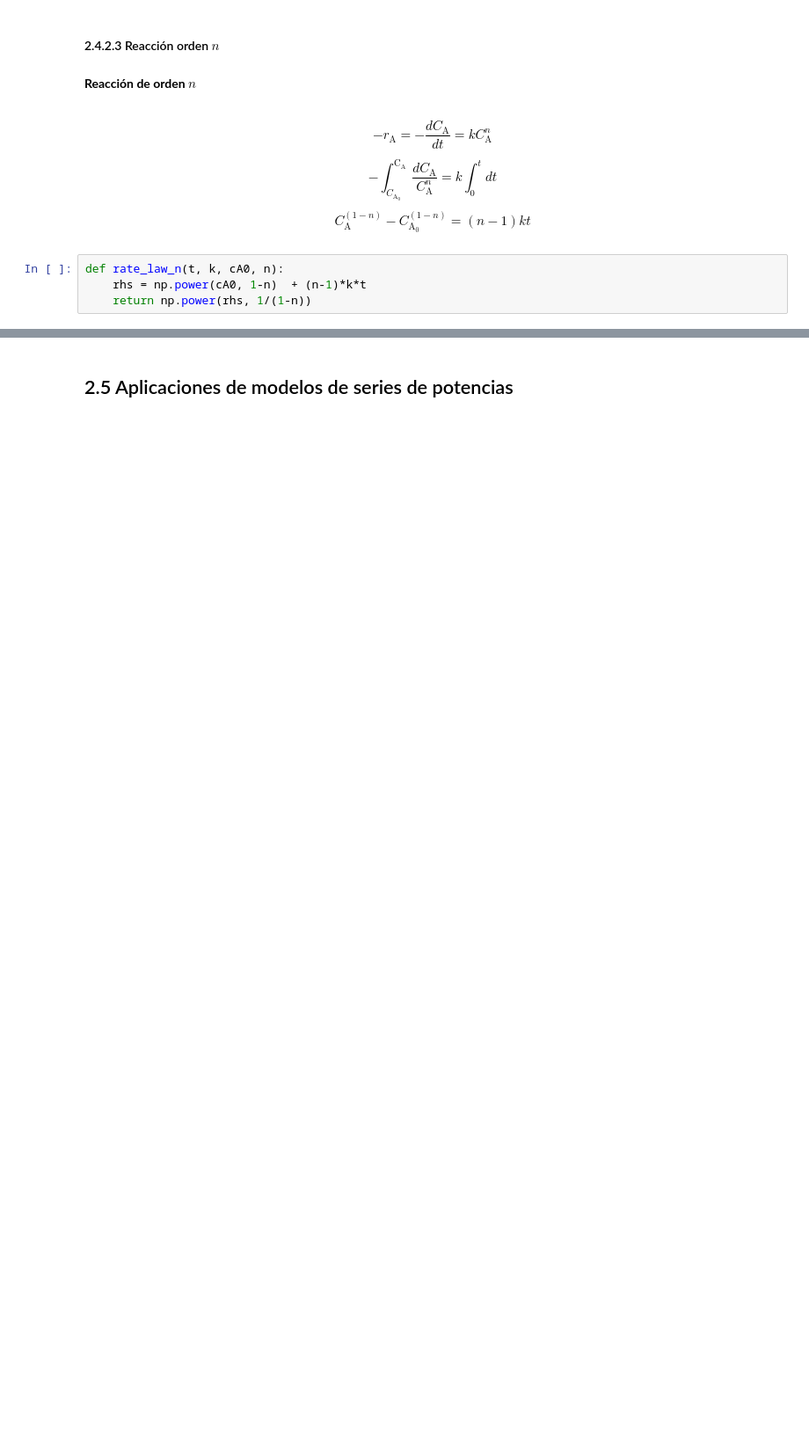
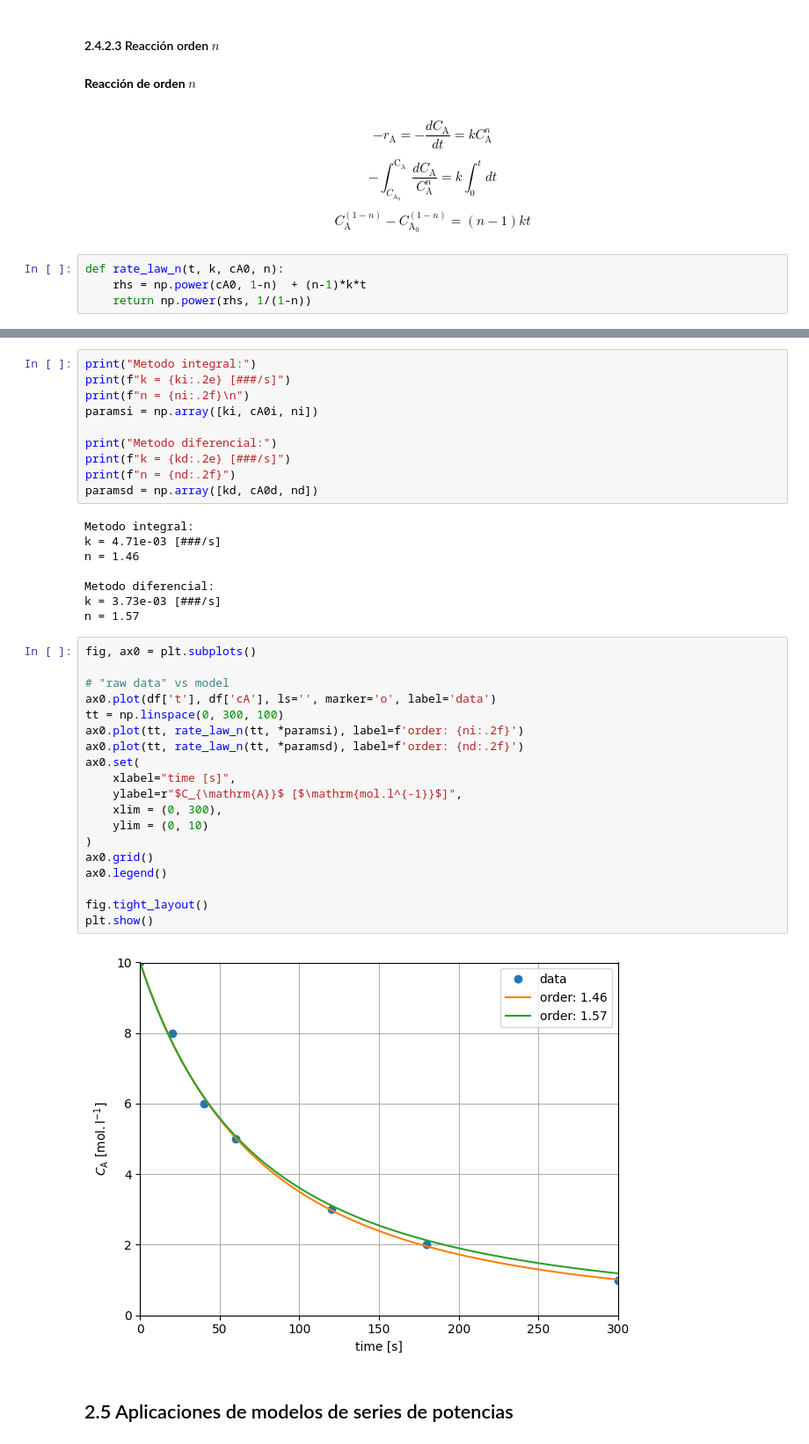
Before and after one commit to eicastroc/Kin_Cinvestav_IngMetalurgica, a Jupyter notebook: 02_Balances_VelocidadDeReaccion/02a_velocidadReaccion.ipynb, the cells around one changed output, grey strips where cells are left out. Shown at 88% size. Drawn from its saved outputs; the diff is of its cells as text; blank space fills up the shorter version.

```diff
--- a/02_Balances_VelocidadDeReaccion/02a_velocidadReaccion.ipynb
+++ b/02_Balances_VelocidadDeReaccion/02a_velocidadReaccion.ipynb
@@ -368,2 +450,41 @@ plt.show()
+# %%
+print("Metodo integral:")
+print(f"k = {ki:.2e} [###/s]")
+print(f"n = {ni:.2f}\n")
+paramsi = np.array([ki, cA0i, ni])
+
+print("Metodo diferencial:")
+print(f"k = {kd:.2e} [###/s]")
+print(f"n = {nd:.2f}")
+paramsd = np.array([kd, cA0d, nd])
+# %% [output]
+Metodo integral:
+k = 4.71e-03 [###/s]
+n = 1.46
+
+Metodo diferencial:
+k = 3.73e-03 [###/s]
+n = 1.57
+# %%
+fig, ax0 = plt.subplots()
+
+# "raw data" vs model
+ax0.plot(df['t'], df['cA'], ls='', marker='o', label='data')
+tt = np.linspace(0, 300, 100)
+ax0.plot(tt, rate_law_n(tt, *paramsi), label=f'order: {ni:.2f}')
+ax0.plot(tt, rate_law_n(tt, *paramsd), label=f'order: {nd:.2f}')
+ax0.set(
+    xlabel="time [s]",
+    ylabel=r"$C_{\mathrm{A}}$ [$\mathrm{mol.l^{-1}}$]",
+    xlim = (0, 300),
+    ylim = (0, 10)
+)
+ax0.grid()
+ax0.legend()
+
+fig.tight_layout()
+plt.show()
+# %% [output]
+[figure, added]
 # %% [markdown]
 ## 2.5 Aplicaciones de modelos de series de potencias
```
Also changed, not shown: parts of 23 cells of this notebook, 2 other files.
